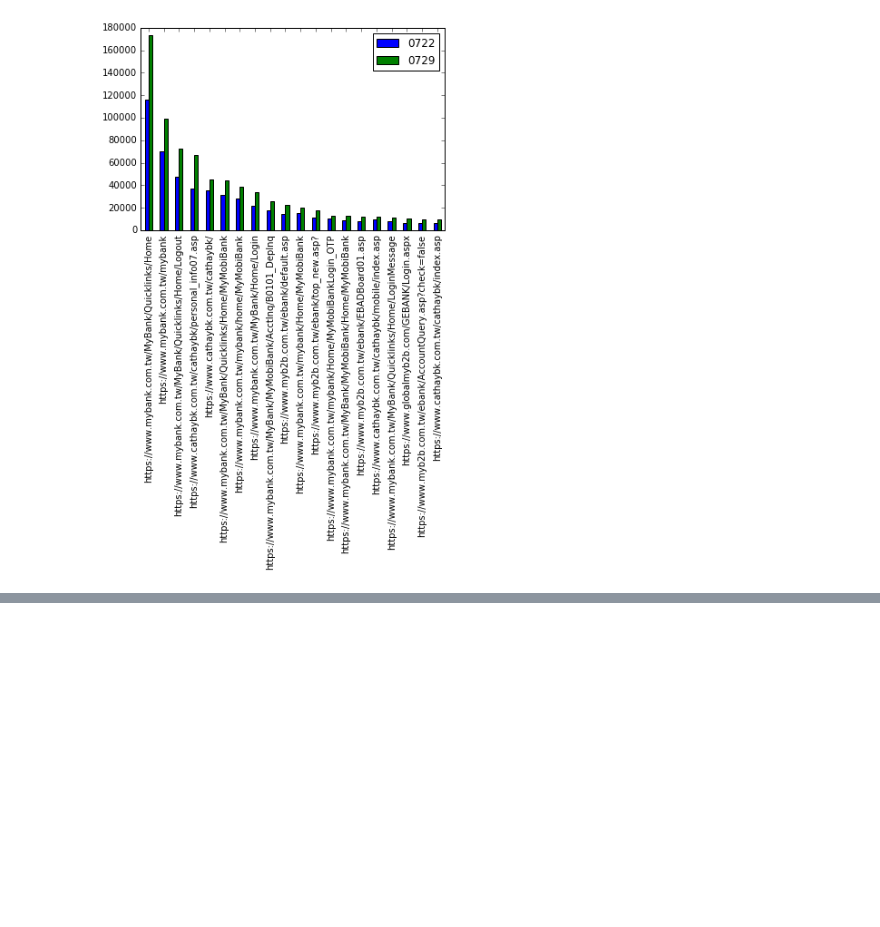
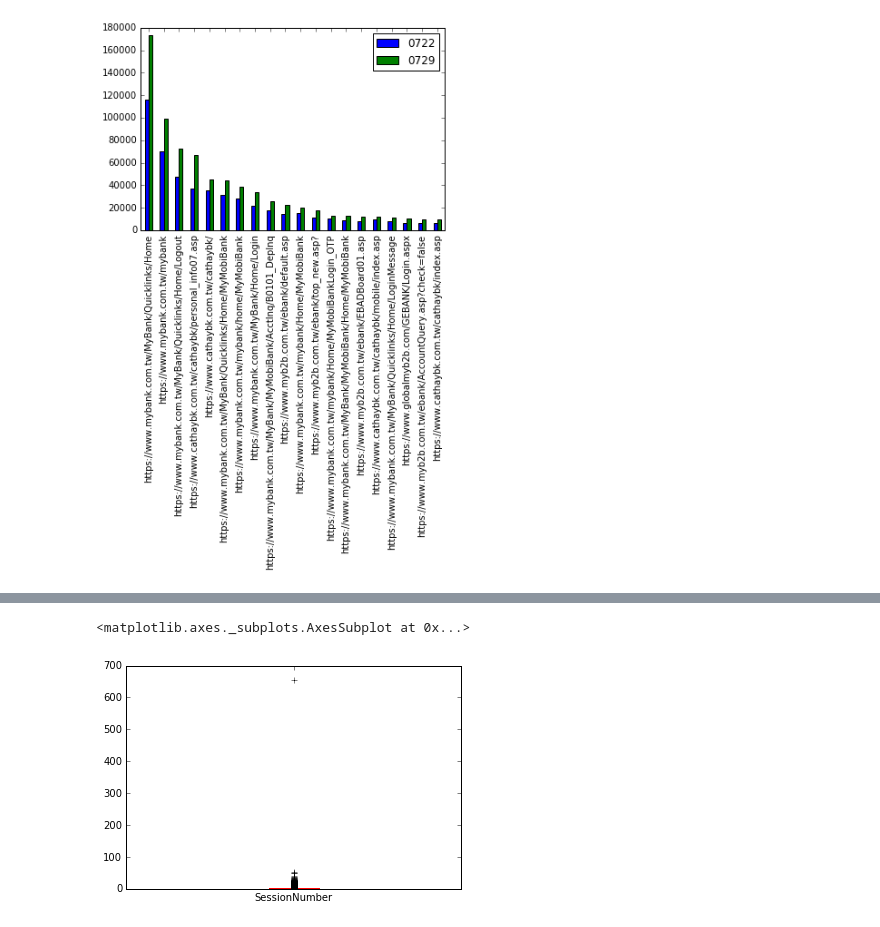
Before and after one commit to ywchiu/cathaybkpython, a Jupyter notebook: Demo20160908.ipynb, the cells around one changed output, grey strips where cells are left out. Cells and saved outputs as stored; diff of their text form; code cells hidden in the pictures; blank space fills up the shorter version.

```diff
--- a/Demo20160908.ipynb
+++ b/Demo20160908.ipynb
@@ -290,0 +404,5 @@ merged_df.sort_values('0729', ascending=False).head(20).plot(kind='bar')
+# %%
+visitor_on_0720.plot(kind='box')
+# %% [output]
+<matplotlib.axes._subplots.AxesSubplot at 0x...>
+[figure, added]
```
Also changed, not shown: parts of 22 cells of this notebook.
